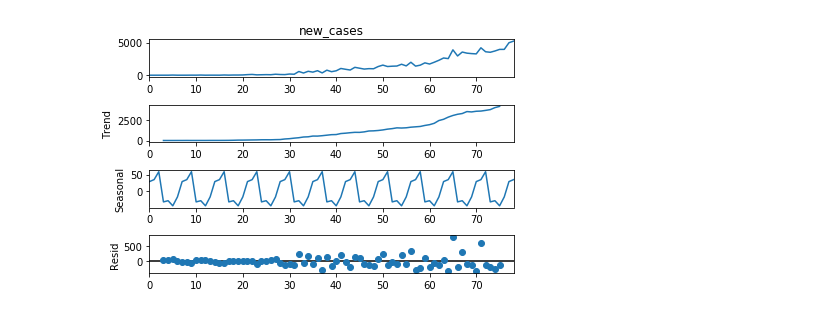
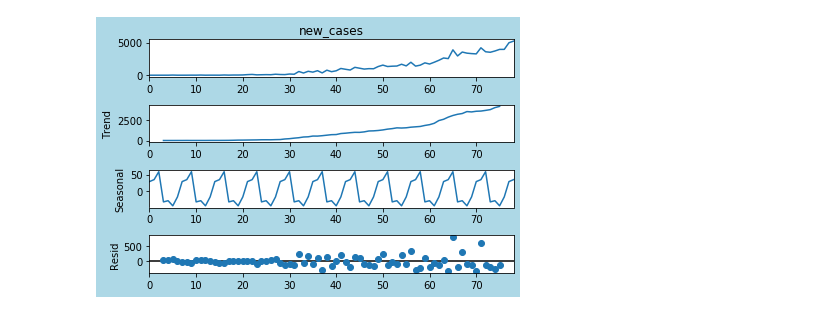
Before and after one commit to rahulagarwal01/COVID_19_Time_Series, a Jupyter notebook: notebooks/Time_Series.ipynb, the cells around one changed output. Saved outputs shown, nothing was run; the diff lists cells and outputs as text; code cells hidden in the pictures.

```diff
--- a/notebooks/Time_Series.ipynb
+++ b/notebooks/Time_Series.ipynb
@@ -107,7 +128,8 @@ rms = sqrt(mean_squared_error(test.new_cases, y_hat_avg.SES))
 # %%
 #Holt Linear Trend method
-sm.tsa.seasonal_decompose(train.new_cases,period=7).plot()
+fig=sm.tsa.seasonal_decompose(train.new_cases,period=7).plot()
 result = sm.tsa.stattools.adfuller(train.new_cases)
+fig.patch.set_facecolor('lightblue')
 pyplot.show()
 # %% [output]
-[figure, old version]
+[figure, new version]
```
Also changed, not shown: parts of 20 cells of this notebook.
